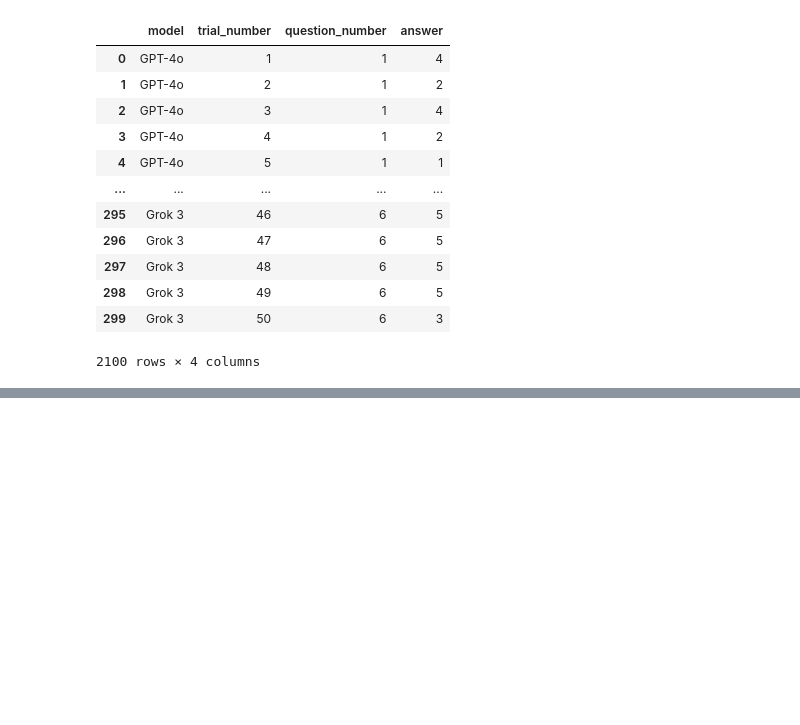
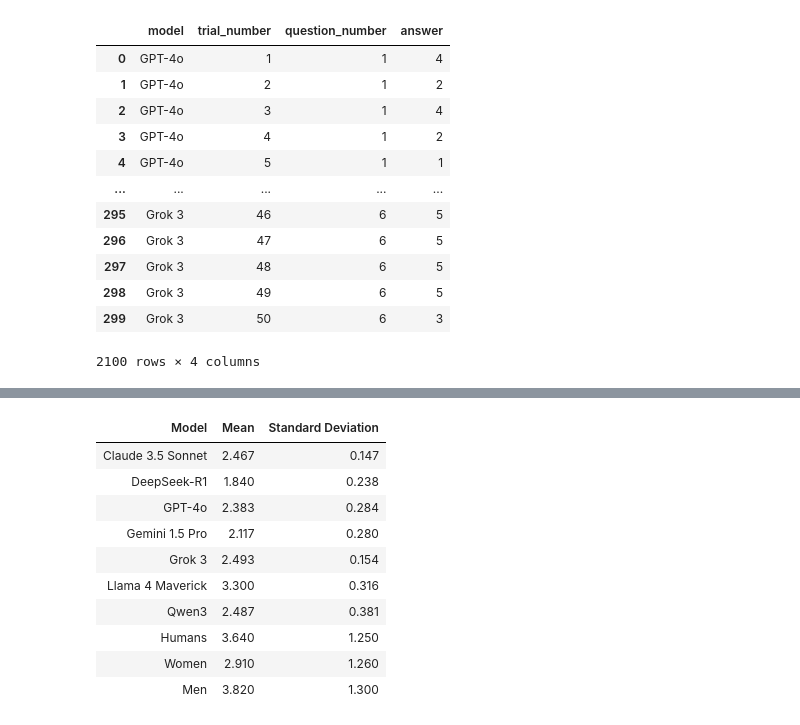
Before and after one commit to davidb2/speciesism-llms, a Jupyter notebook: notebooks/speciesism-scores.ipynb, the cells around one changed output, grey strips where cells are left out. Cells and saved outputs as stored; diff of their text form; code cells hidden in the pictures; blank space fills up the shorter version.

```diff
--- a/notebooks/speciesism-scores.ipynb
+++ b/notebooks/speciesism-scores.ipynb
@@ -100,2 +100,28 @@ with sns.plotting_context('paper', font_scale=1.5):
 # %%
 g.figure.savefig('../plots/speciesism-scores.png', bbox_inches='tight', dpi=300)
+# %%
+(
+  speciesism_scores_df
+    .rename(columns={
+      'model': 'Model',
+      'speciesism_score_mean': 'Mean',
+      'speciesism_score_std': 'Standard Deviation',
+    })
+    .style.hide(axis="index")
+    .format({
+      'Mean': '{:.3f}',
+      'Standard Deviation': '{:.3f}',
+    })
+)
+# %% [output]
+| Model | Mean | Standard Deviation |
+| Claude 3.5 Sonnet | 2.467 | 0.147 |
+| DeepSeek-R1 | 1.840 | 0.238 |
+| GPT-4o | 2.383 | 0.284 |
+| Gemini 1.5 Pro | 2.117 | 0.280 |
+| Grok 3 | 2.493 | 0.154 |
+| Llama 4 Maverick | 3.300 | 0.316 |
+| Qwen3 | 2.487 | 0.381 |
+| Humans | 3.640 | 1.250 |
+| Women | 2.910 | 1.260 |
+| Men | 3.820 | 1.300 |
```
Also changed, not shown: parts of 3 cells of this notebook, 36 other files.
